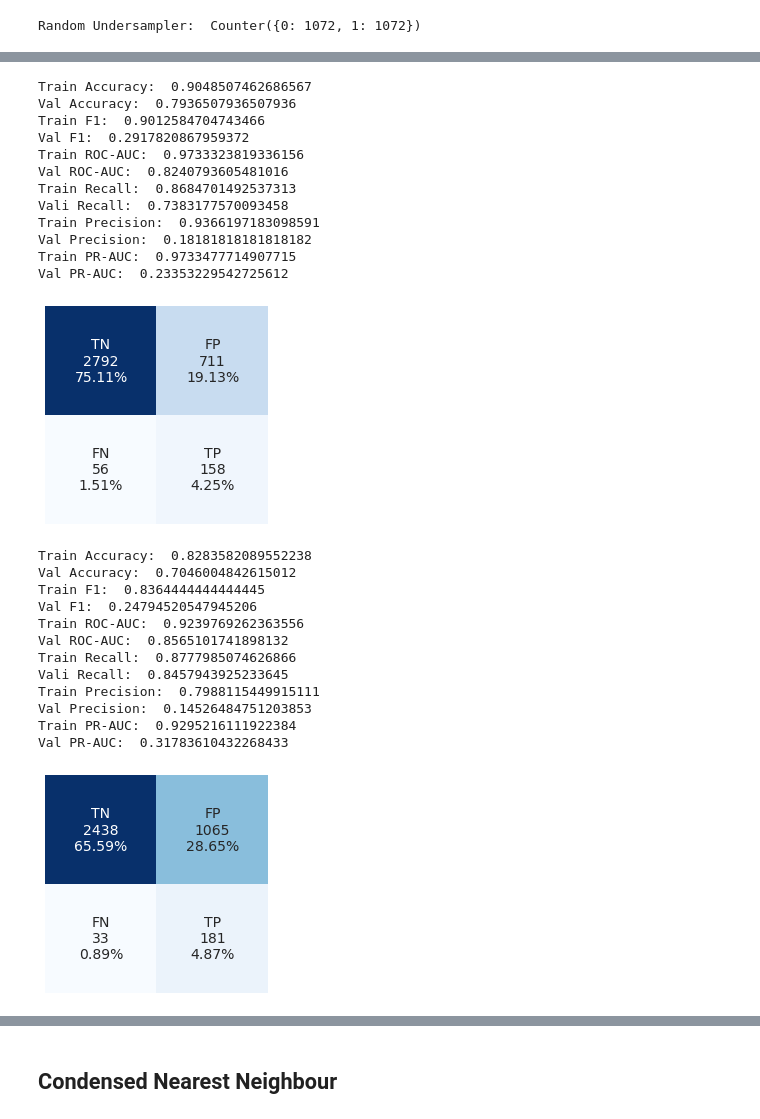
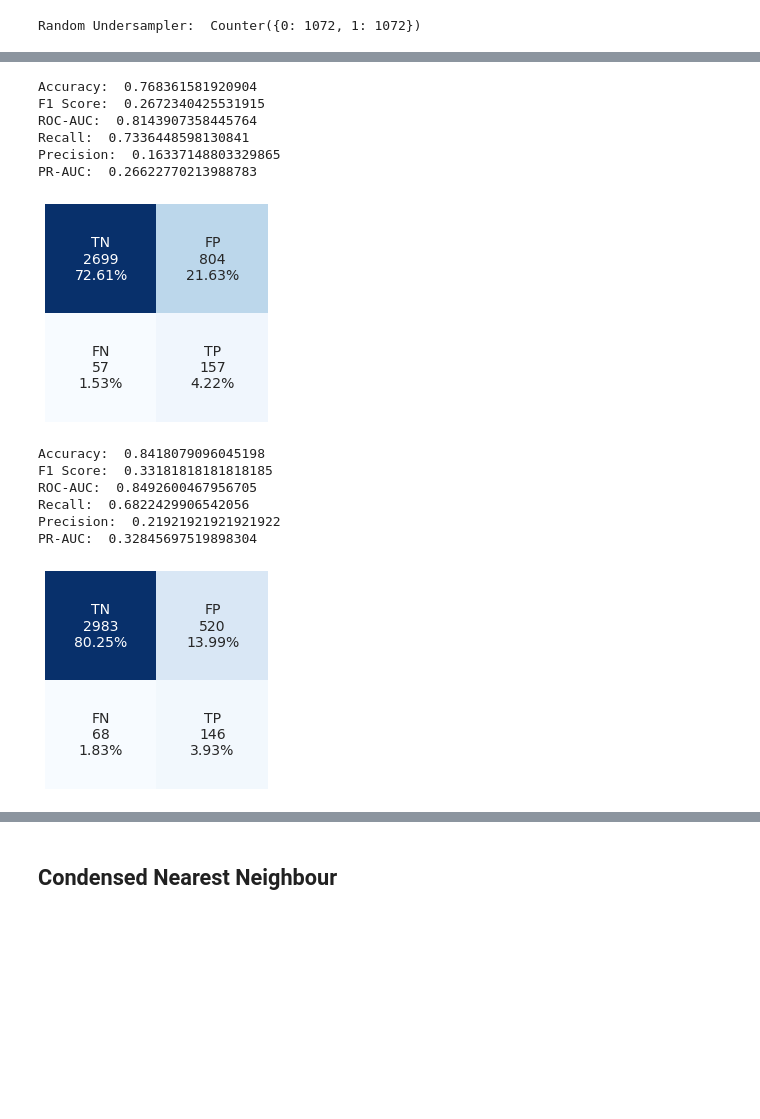
Before and after one commit to datascisteven/Automated-Hate-Tweet-Detection, a Jupyter notebook: notebooks/modeling.ipynb, the cells around one changed output, grey strips where cells are left out. Drawn from its saved outputs; the diff is of its cells as text; code cells hidden in the pictures; blank space fills up the shorter version.

```diff
--- a/notebooks/modeling.ipynb
+++ b/notebooks/modeling.ipynb
@@ -357,43 +295,28 @@ get_confusion(y_val, y_pr_svc2_val)
 # %%
 abc2 = AdaBoostClassifier(
     DecisionTreeClassifier(max_depth=1),
-    n_estimators=200
-    ).fit(X_tr_rus, y_tr_rus)
-y_pr_abc2_tr = abc2.predict(X_tr_rus)
+    n_estimators=200).fit(X_tr_rus, y_tr_rus)
 y_pr_abc2_val = abc2.predict(tfidf_val)
-get_metrics(X_tr_rus, y_tr_rus, tfidf_val, y_val, y_pr_abc2_tr, y_pr_abc2_val, abc2)
+get_metrics_confusion(tfidf_val, y_val, y_pr_abc2_val, abc2)
 # %% [output]
-Train Accuracy:  0.9048507462686567
-Val Accuracy:  0.7936507936507936
-Train F1:  0.9012584704743466
-Val F1:  0.2917820867959372
-Train ROC-AUC:  0.9733323819336156
-Val ROC-AUC:  0.8240793605481016
-Train Recall:  0.8684701492537313
-Vali Recall:  0.7383177570093458
-Train Precision:  0.9366197183098591
-Val Precision:  0.18181818181818182
-Train PR-AUC:  0.9733477714907715
-Val PR-AUC:  0.23353229542725612
+Accuracy:  0.768361581920904
+F1 Score:  0.2672340425531915
+ROC-AUC:  0.8143907358445764
+Recall:  0.7336448598130841
+Precision:  0.16337148803329865
+PR-AUC:  0.26622770213988783
-[figure, old version]
+[figure, new version]
 # %%
 gbc2 = GradientBoostingClassifier().fit(X_tr_rus, y_tr_rus)
-y_pr_gbc2_tr = gbc2.predict(X_tr_rus)
 y_pr_gbc2_val = gbc2.predict(tfidf_val)
-get_metrics(X_tr_rus, y_tr_rus, tfidf_val, y_val, y_pr_gbc2_tr, y_pr_gbc2_val, gbc2)
+get_metrics_confusion(tfidf_val, y_val, y_pr_gbc2_val, gbc2)
 # %% [output]
-Train Accuracy:  0.8283582089552238
-Val Accuracy:  0.7046004842615012
-Train F1:  0.8364444444444445
-Val F1:  0.24794520547945206
-Train ROC-AUC:  0.9239769262363556
-Val ROC-AUC:  0.8565101741898132
-Train Recall:  0.8777985074626866
-Vali Recall:  0.8457943925233645
-Train Precision:  0.7988115449915111
-Val Precision:  0.14526484751203853
-Train PR-AUC:  0.9295216111922384
-Val PR-AUC:  0.31783610432268433
+Accuracy:  0.8418079096045198
+F1 Score:  0.33181818181818185
+ROC-AUC:  0.8492600467956705
+Recall:  0.6822429906542056
+Precision:  0.21921921921921922
+PR-AUC:  0.32845697519898304
-[figure, old version]
+[figure, new version]
 # %%
 data2 = {'Accuracy': [accuracy(y_val, y_pr_nb2_val),
```
Also changed, not shown: parts of 37 cells of this notebook, 12 other files.
